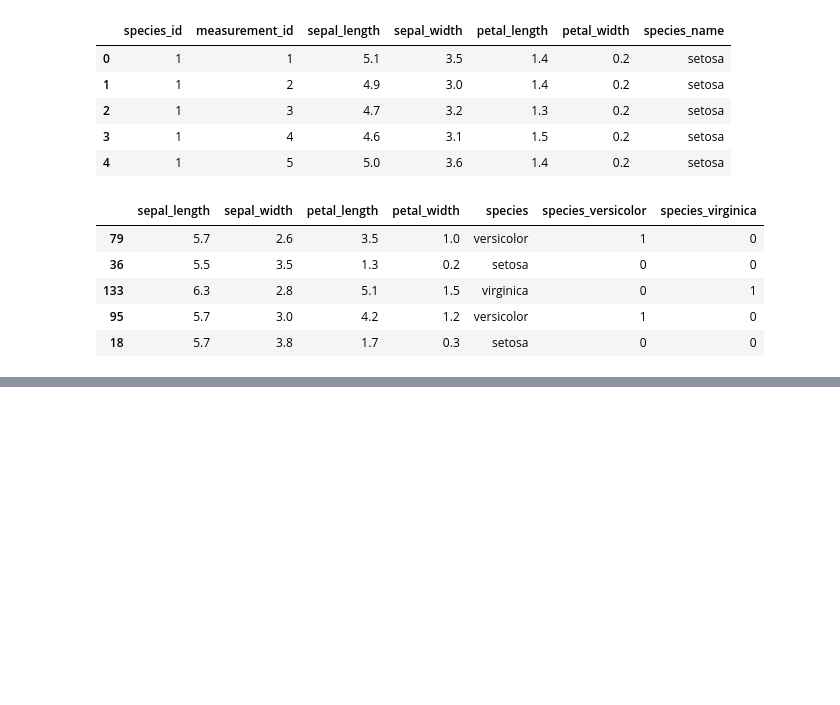
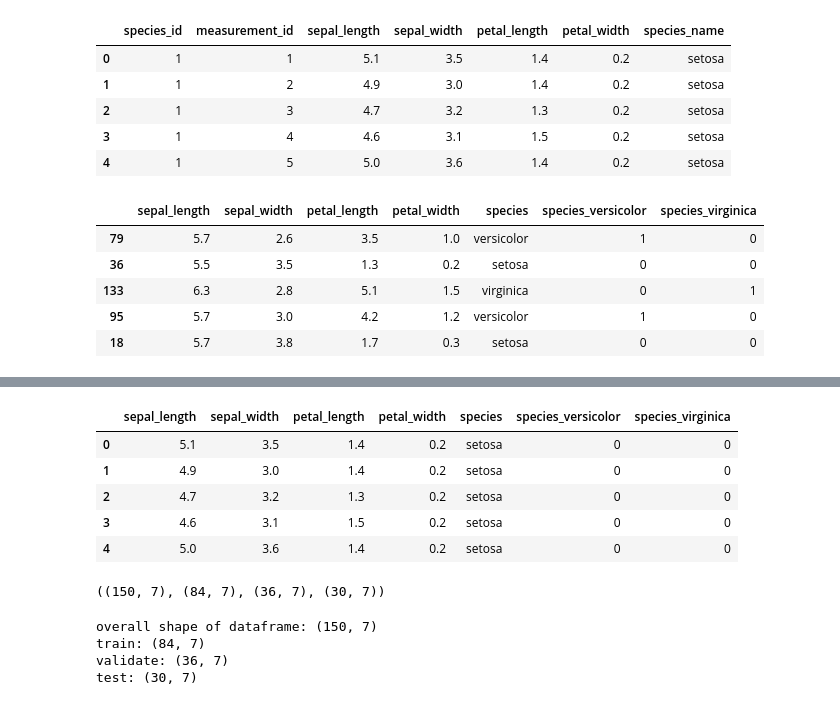
Before and after one commit to aliciag92/classification-exercises, a Jupyter notebook: classification_exercises.ipynb, the cells around one changed output, grey strips where cells are left out. Saved outputs shown, nothing was run; the diff lists cells and outputs as text; code cells hidden in the pictures; blank space fills up the shorter version.

```diff
--- a/classification_exercises.ipynb
+++ b/classification_exercises.ipynb
@@ -791,0 +823,34 @@ train.head()
+# %%
+#Use the iris dataset.
+iris_df = clean_iris(df)
+iris_df.head()
+# %% [output]
+|  | sepal_length | sepal_width | petal_length | petal_width | species | species_versicolor | species_virginica |
+| 0 | 5.1 | 3.5 | 1.4 | 0.2 | setosa | 0 | 0 |
+| 1 | 4.9 | 3.0 | 1.4 | 0.2 | setosa | 0 | 0 |
+| 2 | 4.7 | 3.2 | 1.3 | 0.2 | setosa | 0 | 0 |
+| 3 | 4.6 | 3.1 | 1.5 | 0.2 | setosa | 0 | 0 |
+| 4 | 5.0 | 3.6 | 1.4 | 0.2 | setosa | 0 | 0 |
+# %%
+#Split your data into train, validate, and test samples.
+train_validate, test = train_test_split(iris_df, test_size=.2,
+                                        random_state=123,
+                                        stratify=iris_df.species)
+
+train, validate = train_test_split(train_validate, test_size=.3,
+                                   random_state=123,
+                                   stratify=train_validate.species)
+
+iris_df.shape, train.shape, validate.shape, test.shape
+# %% [output]
+((150, 7), (84, 7), (36, 7), (30, 7))
+# %%
+print('overall shape of dataframe:', iris_df.shape)
+print('train:', train.shape)
+print('validate:', validate.shape)
+print('test:', test.shape)
+# %% [output]
+overall shape of dataframe: (150, 7)
+train: (84, 7)
+validate: (36, 7)
+test: (30, 7)
```
Also changed, not shown: parts of 2 cells of this notebook.
